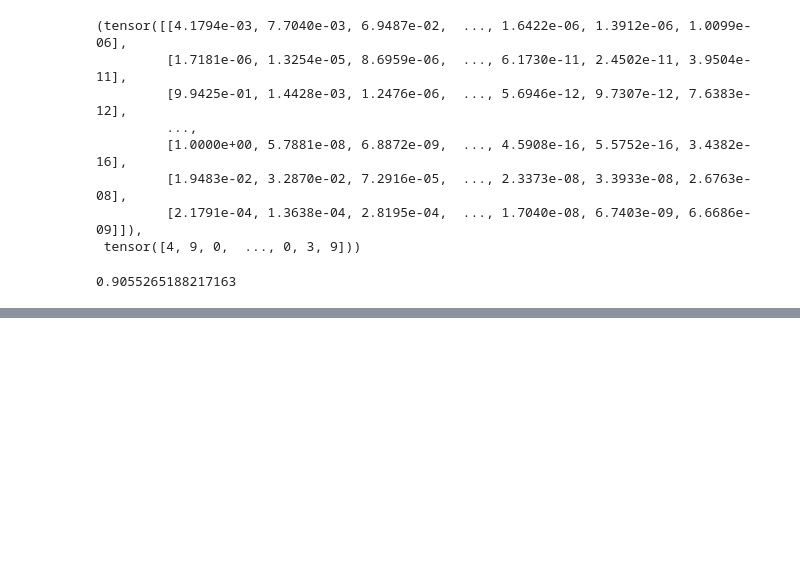
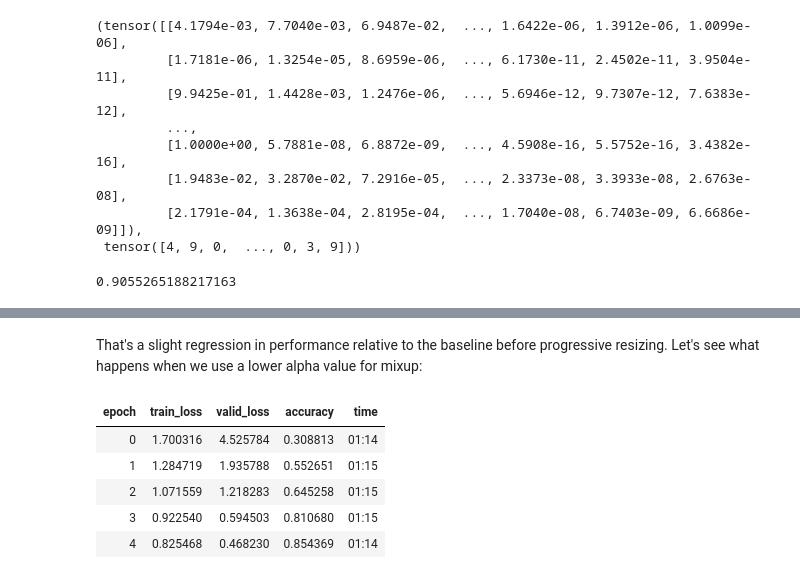
Before and after one commit to CodeWithOz/fastai-deep-learn-coders, a Jupyter notebook: ch-07-sizing-and-tta.ipynb, the cells around one changed output, grey strips where cells are left out. Saved outputs shown, nothing was run; the diff lists cells and outputs as text; code cells hidden in the pictures; blank space fills up the shorter version.

```diff
--- a/ch-07-sizing-and-tta.ipynb
+++ b/ch-07-sizing-and-tta.ipynb
@@ -157,0 +220,12 @@ TTA brought an improvement, which is what we want to see.
+# %% [markdown]
+That's a slight regression in performance relative to the baseline before progressive resizing. Let's see what happens when we use a lower alpha value for mixup:
+# %%
+learn = Learner(dls, xresnet50(dls.c), metrics=accuracy, loss_func=CrossEntropyLossFlat(), cbs=MixUp(0.2))
+learn.fit_one_cycle(5, 3e-3)
+# %% [output]
+| epoch | train_loss | valid_loss | accuracy | time |
+| 0 | 1.700316 | 4.525784 | 0.308813 | 01:14 |
+| 1 | 1.284719 | 1.935788 | 0.552651 | 01:15 |
+| 2 | 1.071559 | 1.218283 | 0.645258 | 01:15 |
+| 3 | 0.922540 | 0.594503 | 0.810680 | 01:15 |
+| 4 | 0.825468 | 0.468230 | 0.854369 | 01:14 |
```
Also changed, not shown: parts of 11 cells of this notebook.
